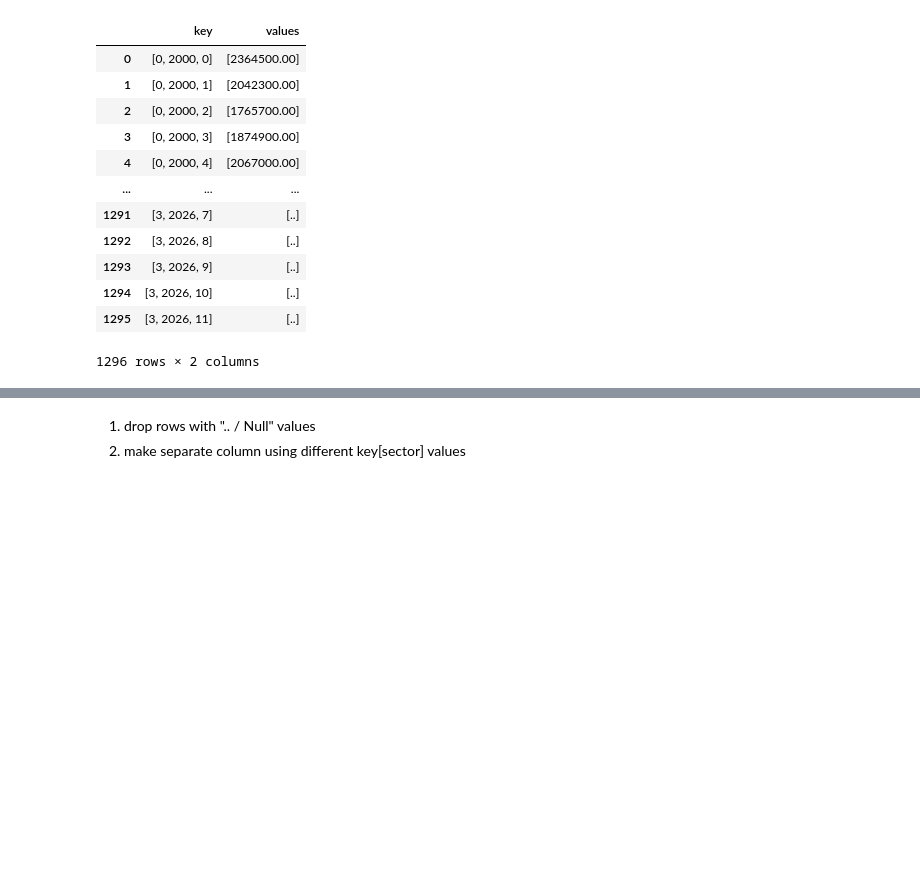
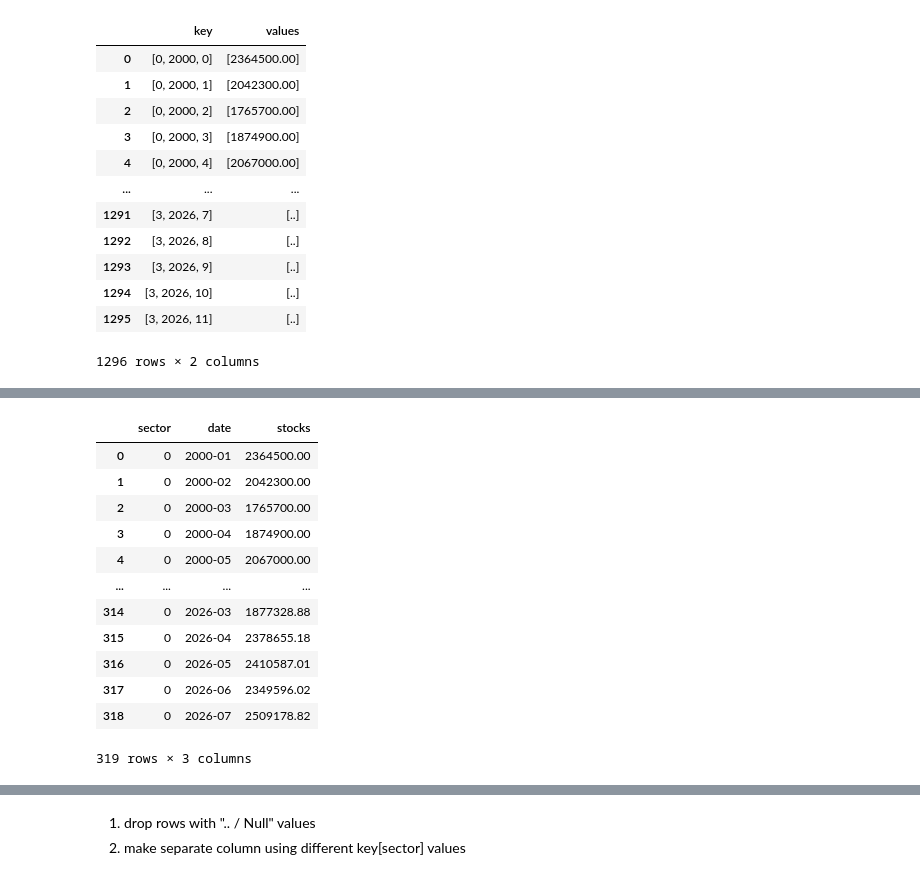
Before and after one commit to emmanresu/Thesis-Keras, a Jupyter notebook: prototype/requests_prototype.ipynb, the cells around one changed output, grey strips where cells are left out. Cells and saved outputs as stored; diff of their text form; code cells hidden in the pictures; blank space fills up the shorter version.

```diff
--- a/prototype/requests_prototype.ipynb
+++ b/prototype/requests_prototype.ipynb
@@ -477,3 +526,19 @@ key_split
+# %%
+total_stock
+# %% [output]
+|  | sector | date | stocks |
+| 0 | 0 | 2000-01 | 2364500.00 |
+| 1 | 0 | 2000-02 | 2042300.00 |
+| 2 | 0 | 2000-03 | 1765700.00 |
+| 3 | 0 | 2000-04 | 1874900.00 |
+| 4 | 0 | 2000-05 | 2067000.00 |
+| ... | ... | ... | ... |
+| 314 | 0 | 2026-03 | 1877328.88 |
+| 315 | 0 | 2026-04 | 2378655.18 |
+| 316 | 0 | 2026-05 | 2410587.01 |
+| 317 | 0 | 2026-06 | 2349596.02 |
+| 318 | 0 | 2026-07 | 2509178.82 |
+319 rows × 3 columns
 # %%
 total_stock = key_split.query("sector == '0'")
 # total_stock.rename(columns={'values': 'total_stock'}, inplace=True)
```
Also changed, not shown: parts of 17 cells of this notebook.
